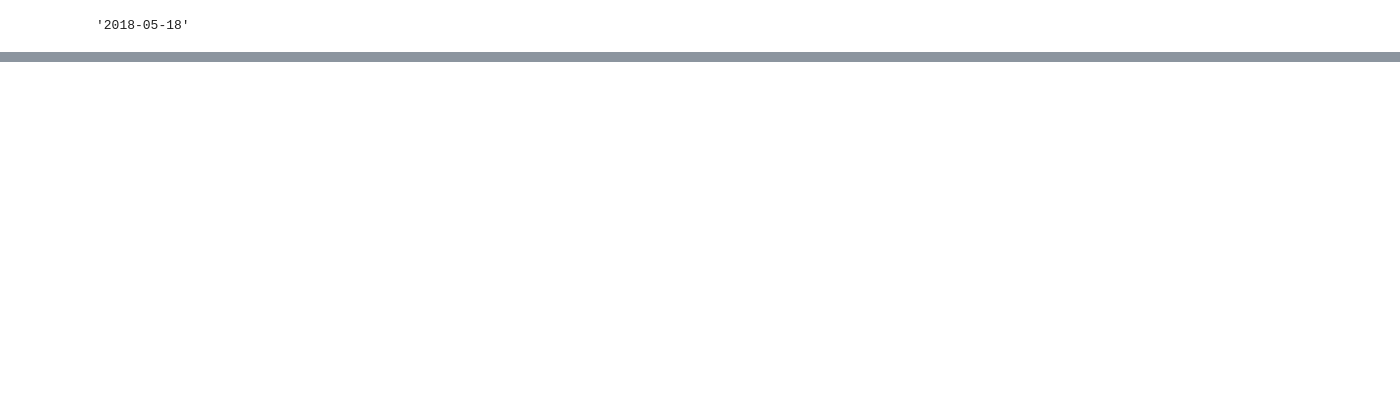
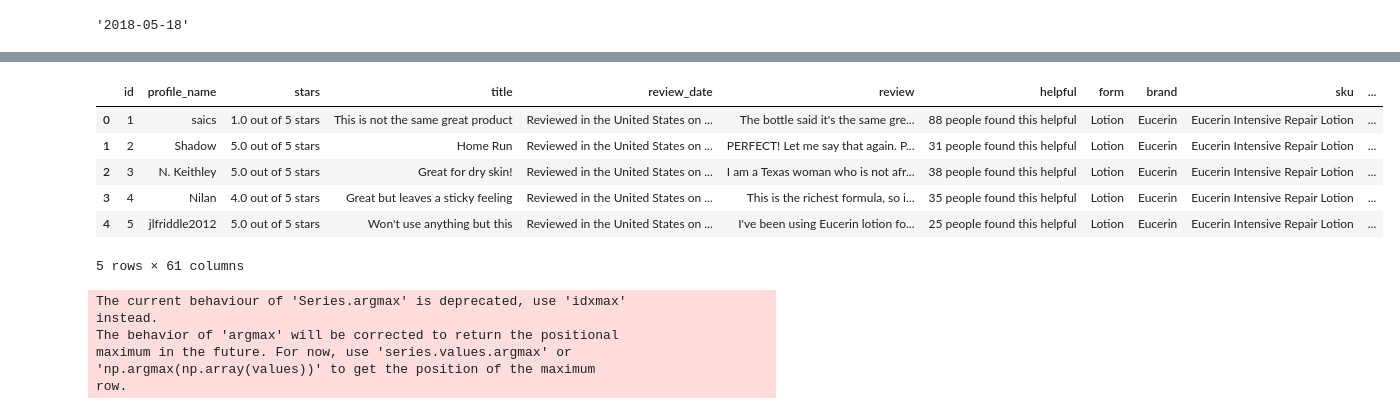
Before and after one commit to mrichtmyer/CPG-Analysis, a Jupyter notebook: Refactor ETL.ipynb, the cells around one changed output, grey strips where cells are left out. Cells and saved outputs as stored; diff of their text form; code cells hidden in the pictures; blank space fills up the shorter version.

```diff
--- a/Refactor ETL.ipynb
+++ b/Refactor ETL.ipynb
@@ -195,0 +419,21 @@ memory usage: 110.8+ KB
+# %%
+test_df = text_emotion(readData().head())
+# %%
+test_df
+# %% [output]
+|  | id | profile_name | stars | title | review_date | review | helpful | form | brand | sku | ... |
+| 0 | 1 | saics | 1.0 out of 5 stars | This is not the same great product | Reviewed in the United States on ... | The bottle said it's the same gre... | 88 people found this helpful | Lotion | Eucerin | Eucerin Intensive Repair Lotion | ... |
+| 1 | 2 | Shadow | 5.0 out of 5 stars | Home Run | Reviewed in the United States on ... | PERFECT! Let me say that again. P... | 31 people found this helpful | Lotion | Eucerin | Eucerin Intensive Repair Lotion | ... |
+| 2 | 3 | N. Keithley | 5.0 out of 5 stars | Great for dry skin! | Reviewed in the United States on ... | I am a Texas woman who is not afr... | 38 people found this helpful | Lotion | Eucerin | Eucerin Intensive Repair Lotion | ... |
+| 3 | 4 | Nilan | 4.0 out of 5 stars | Great but leaves a sticky feeling | Reviewed in the United States on ... | This is the richest formula, so i... | 35 people found this helpful | Lotion | Eucerin | Eucerin Intensive Repair Lotion | ... |
+| 4 | 5 | jlfriddle2012 | 5.0 out of 5 stars | Won't use anything but this | Reviewed in the United States on ... | I've been using Eucerin lotion fo... | 25 people found this helpful | Lotion | Eucerin | Eucerin Intensive Repair Lotion | ... |
+5 rows × 61 columns
+# %%
+test_df, test_dict = read_transform()
+# %% [output]
+The current behaviour of 'Series.argmax' is deprecated, use 'idxmax'
+instead.
+The behavior of 'argmax' will be corrected to return the positional
+maximum in the future. For now, use 'series.values.argmax' or
+'np.argmax(np.array(values))' to get the position of the maximum
+row.
```
Also changed, not shown: parts of 26 cells of this notebook, 2 other files.
